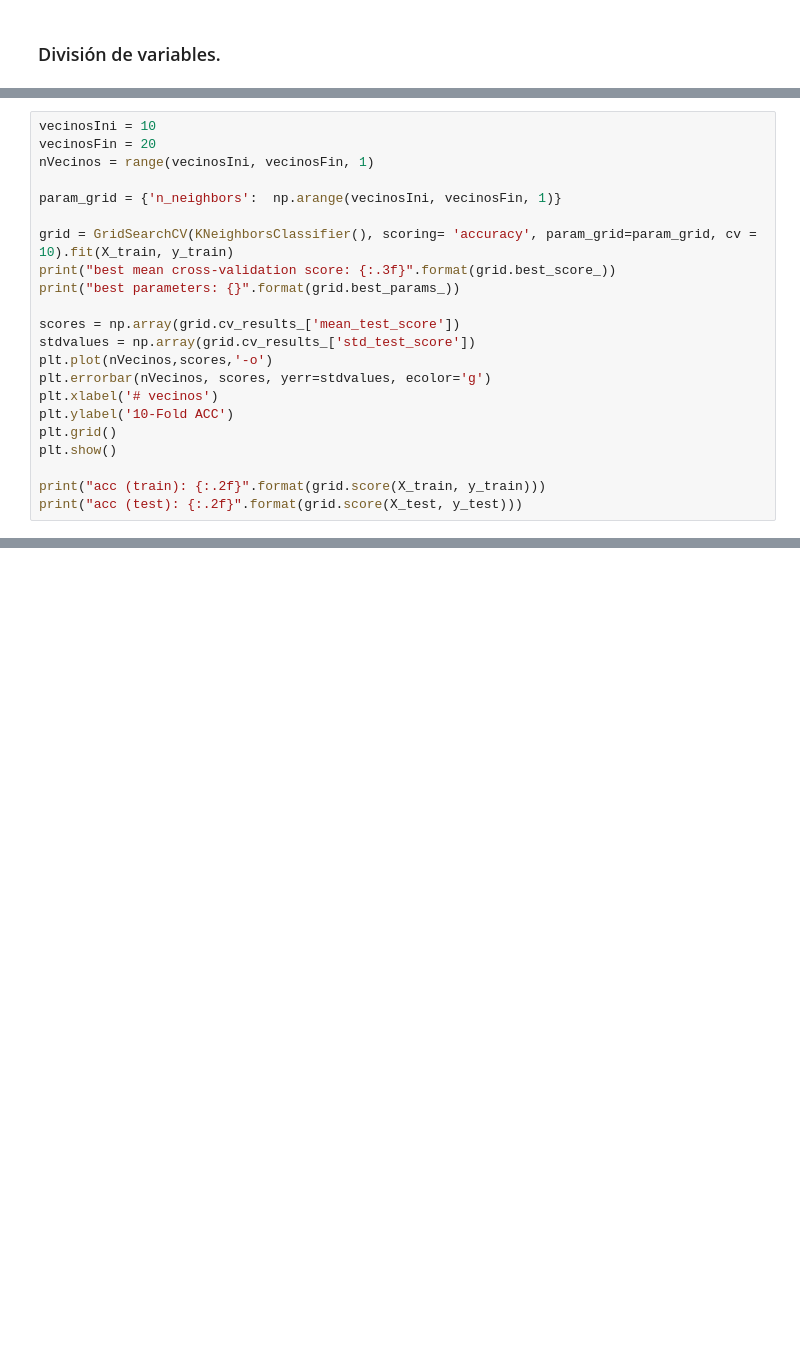
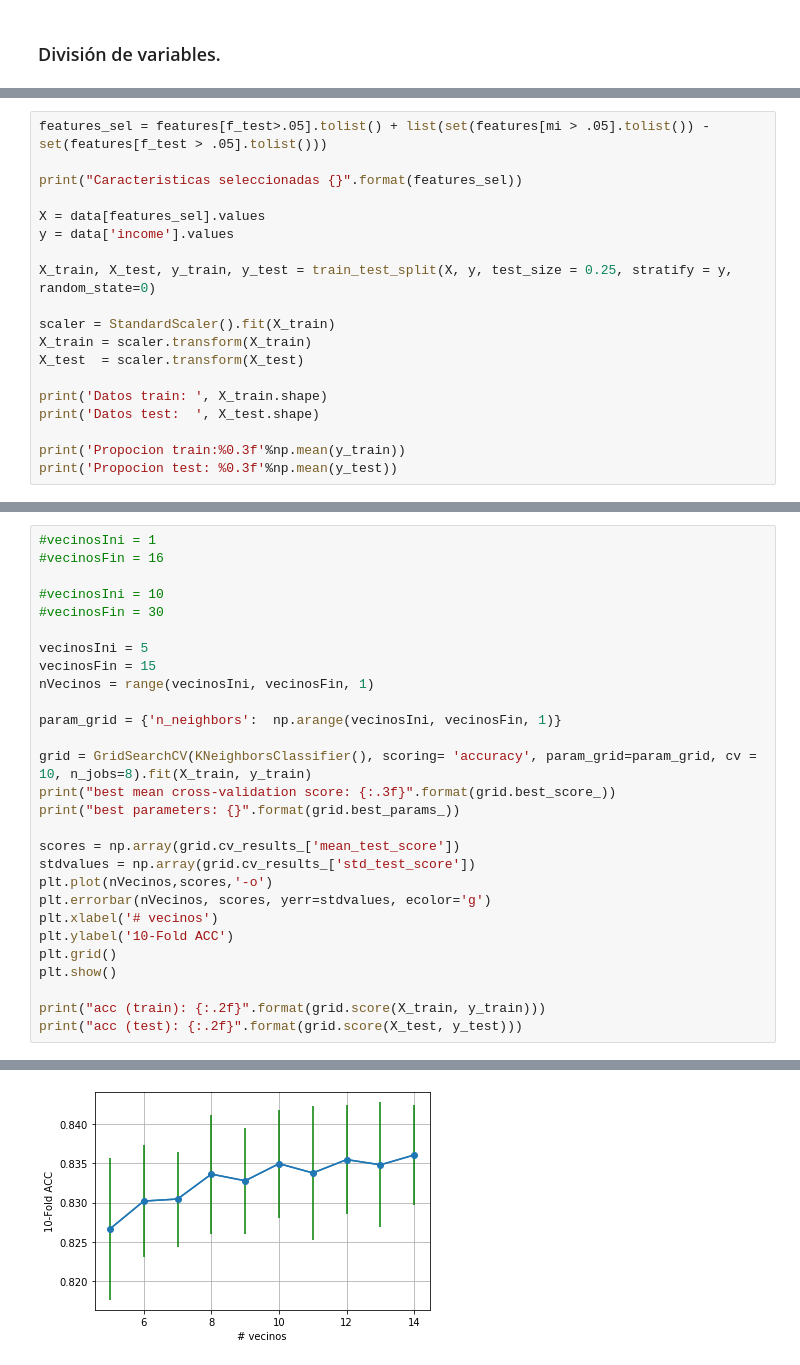
Before and after one commit to ivanrumo/KC_Practica_Machine_Learning, a Jupyter notebook: Un problema de clasificación.ipynb, the cells around one changed output, grey strips where cells are left out. Drawn from its saved outputs; the diff is of its cells as text; blank space fills up the shorter version.

```diff
--- a/Un problema de clasificación.ipynb
+++ b/Un problema de clasificación.ipynb
@@ -452,0 +505,19 @@ Propocion test: -0.504
+# %%
+features_sel = features[f_test>.05].tolist() + list(set(features[mi > .05].tolist()) - set(features[f_test > .05].tolist()))
+
+print("Caracteristicas seleccionadas {}".format(features_sel))
+
+X = data[features_sel].values
+y = data['income'].values
+
+X_train, X_test, y_train, y_test = train_test_split(X, y, test_size = 0.25, stratify = y, random_state=0)
+
+scaler = StandardScaler().fit(X_train)
+X_train = scaler.transform(X_train)
+X_test  = scaler.transform(X_test)
+
+print('Datos train: ', X_train.shape)
+print('Datos test:  ', X_test.shape)
+
+print('Propocion train:%0.3f'%np.mean(y_train))
+print('Propocion test: %0.3f'%np.mean(y_test))
@@ -457,11 +536,17 @@ Voy a probar distintos modelos de clasificación, empezando por los más sencill
 # %%
-vecinosIni = 10
-vecinosFin = 20
+#vecinosIni = 1
+#vecinosFin = 16
+
+#vecinosIni = 10
+#vecinosFin = 30
+
+vecinosIni = 5
+vecinosFin = 15
 nVecinos = range(vecinosIni, vecinosFin, 1)
 
 param_grid = {'n_neighbors':  np.arange(vecinosIni, vecinosFin, 1)}
 
-grid = GridSearchCV(KNeighborsClassifier(), scoring= 'accuracy', param_grid=param_grid, cv = 10).fit(X_train, y_train)
+grid = GridSearchCV(KNeighborsClassifier(), scoring= 'accuracy', param_grid=param_grid, cv = 10, n_jobs=8).fit(X_train, y_train)
 print("best mean cross-validation score: {:.3f}".format(grid.best_score_))
 print("best parameters: {}".format(grid.best_params_))
 
@@ -480,0 +567 @@ KeyboardInterrupt:
+[figure, added]
```
Also changed, not shown: parts of 65 cells of this notebook, 2 other files.
